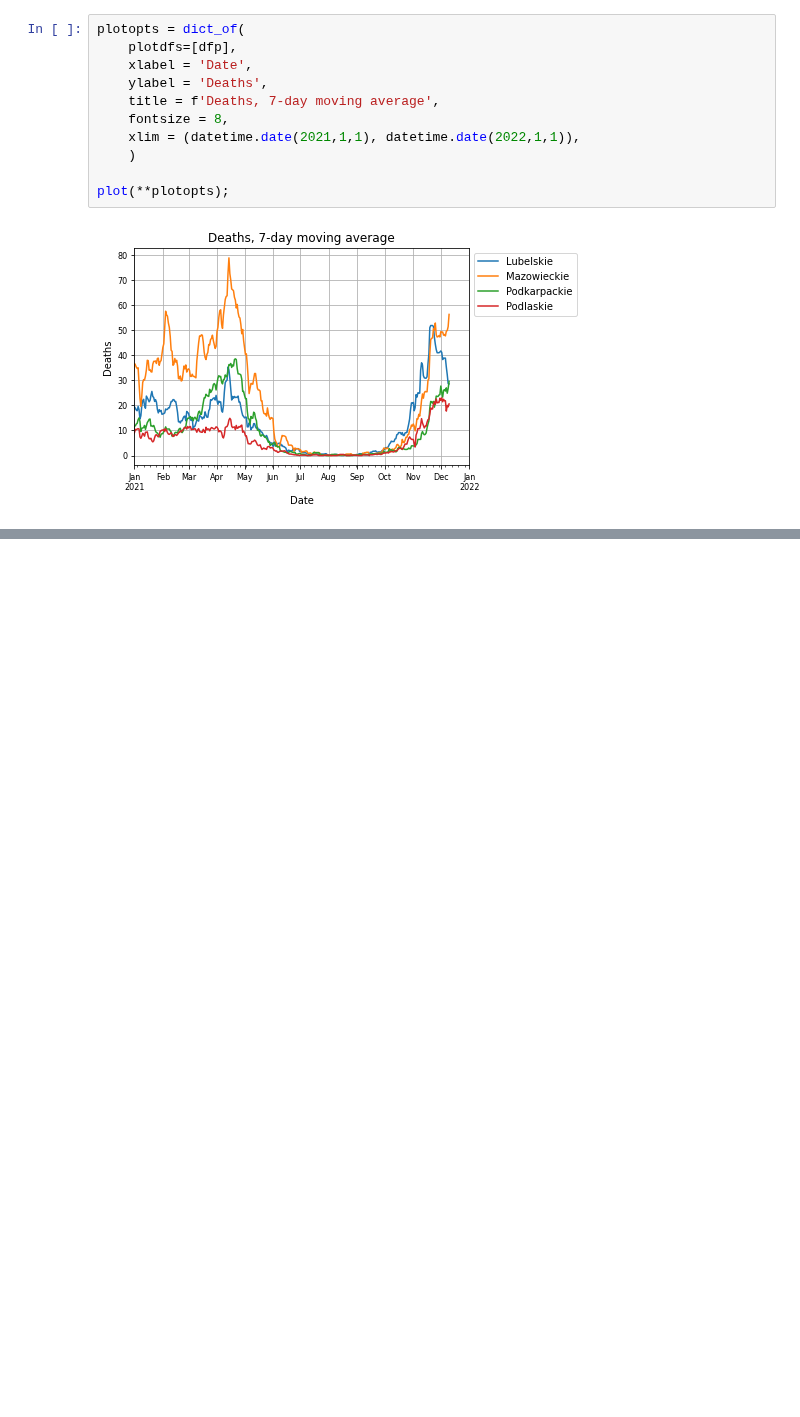
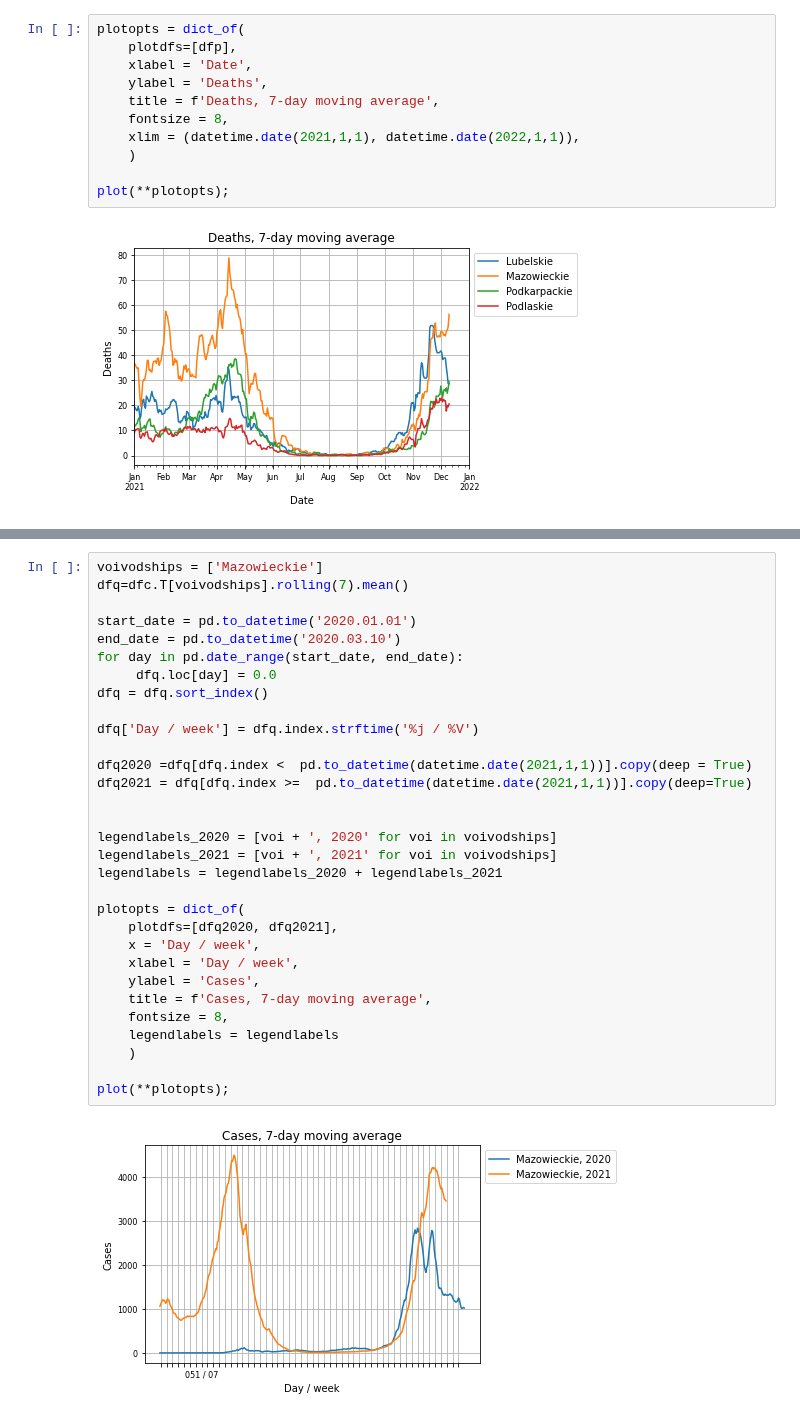
Before and after one commit to anuszka/govpl, a Jupyter notebook: Rogalski/Rogalski01.ipynb, the cells around one changed output, grey strips where cells are left out. Saved outputs shown, nothing was run; the diff lists cells and outputs as text; blank space fills up the shorter version.

```diff
--- a/Rogalski/Rogalski01.ipynb
+++ b/Rogalski/Rogalski01.ipynb
@@ -127,0 +183,33 @@ dfc.columns.name
+# %%
+voivodships = ['Mazowieckie']
+dfq=dfc.T[voivodships].rolling(7).mean()
+
+start_date = pd.to_datetime('2020.01.01')
+end_date = pd.to_datetime('2020.03.10')
+for day in pd.date_range(start_date, end_date):
+     dfq.loc[day] = 0.0
+dfq = dfq.sort_index()
+
+dfq['Day / week'] = dfq.index.strftime('%j / %V')
+
+dfq2020 =dfq[dfq.index <  pd.to_datetime(datetime.date(2021,1,1))].copy(deep = True)
+dfq2021 = dfq[dfq.index >=  pd.to_datetime(datetime.date(2021,1,1))].copy(deep=True)
+
+
+legendlabels_2020 = [voi + ', 2020' for voi in voivodships]
+legendlabels_2021 = [voi + ', 2021' for voi in voivodships]
+legendlabels = legendlabels_2020 + legendlabels_2021
+
+plotopts = dict_of(
+    plotdfs=[dfq2020, dfq2021],
+    x = 'Day / week',
+    xlabel = 'Day / week',
+    ylabel = 'Cases',
+    title = f'Cases, 7-day moving average',
+    fontsize = 8,
+    legendlabels = legendlabels
+    )
+
+plot(**plotopts);
+# %% [output]
+[figure, added]
```
Also changed, not shown: parts of 9 cells of this notebook, 1 other file.
